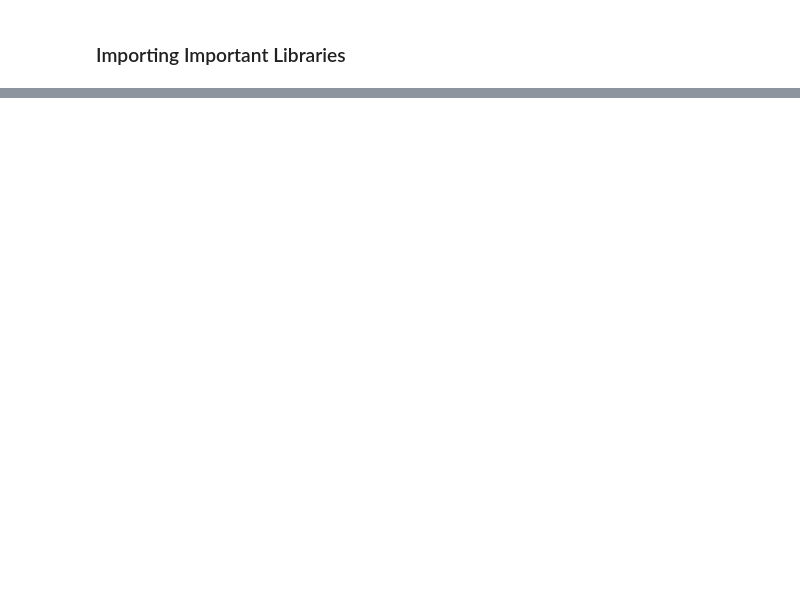
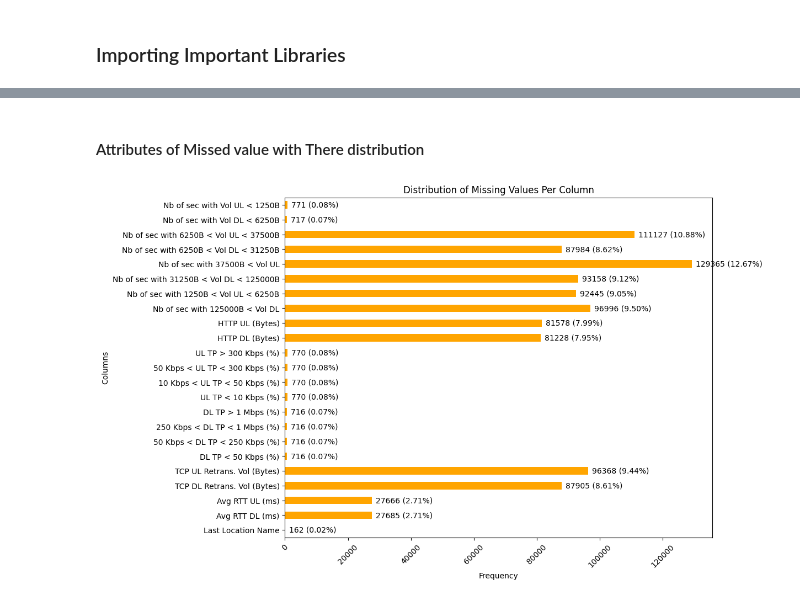
Before and after one commit to amsalugetasew/10_Academy_AI_Mastery_kifiya_Week_2_v1, a Jupyter notebook: Notebooks/main.ipynb, the cells around one changed output, grey strips where cells are left out. Saved outputs shown, nothing was run; the diff lists cells and outputs as text; code cells hidden in the pictures; blank space fills up the shorter version.

```diff
--- a/Notebooks/main.ipynb
+++ b/Notebooks/main.ipynb
@@ -47,0 +414,9 @@ from plot import Plot
+# %% [markdown]
+#### Attributes of Missed value with There distribution
+# %%
+# Initialize the Plot class
+plot_instance = Plot(df)
+# Call the method to plot the distribution of missing values
+plot_instance.distribution_of_missing_values(null_columns_greater_than_0)
+# %% [output]
+[figure, added]
```
Also changed, not shown: parts of 55 cells of this notebook.
